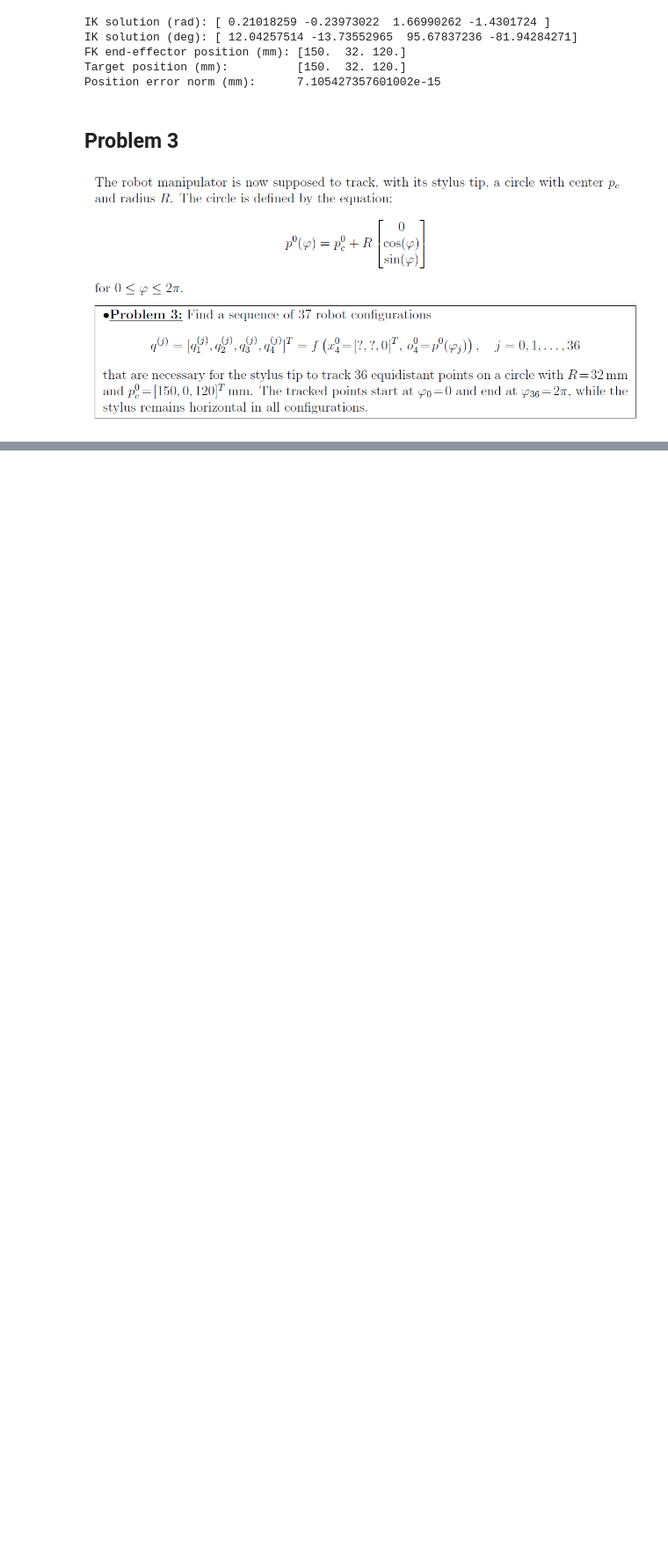
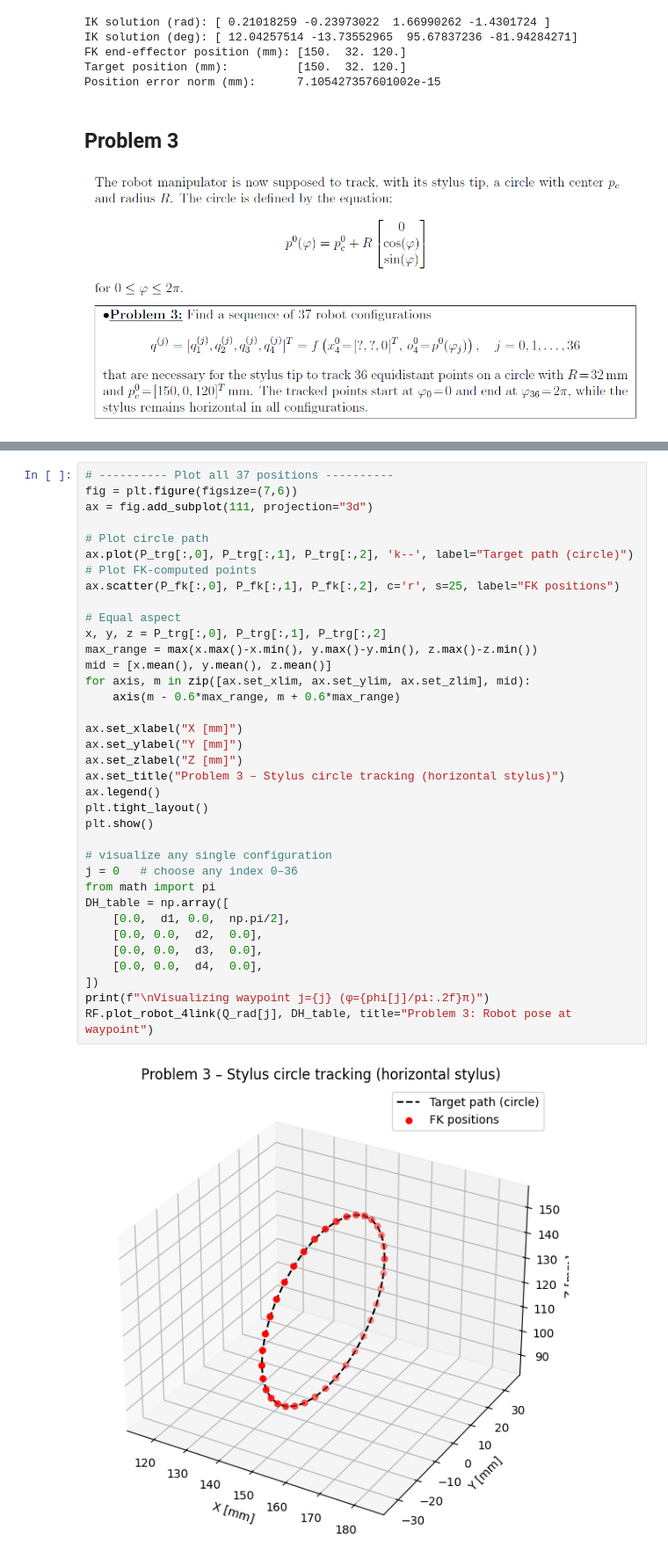
Before and after one commit to jzhou-k/34753_Robotics_Group19, a Jupyter notebook: ProblemSol.ipynb, the cells around one changed output, grey strips where cells are left out. Shown at 88% size. Saved outputs shown, nothing was run; the diff lists cells and outputs as text; blank space fills up the shorter version.

```diff
--- a/ProblemSol.ipynb
+++ b/ProblemSol.ipynb
@@ -291,0 +220,38 @@ plot_robot_4link(Q_rad[j], DH_table, title="Problem 3: Robot pose at waypoint")
+# %%
+# ---------- Plot all 37 positions ----------
+fig = plt.figure(figsize=(7,6))
+ax = fig.add_subplot(111, projection="3d")
+
+# Plot circle path
+ax.plot(P_trg[:,0], P_trg[:,1], P_trg[:,2], 'k--', label="Target path (circle)")
+# Plot FK-computed points
+ax.scatter(P_fk[:,0], P_fk[:,1], P_fk[:,2], c='r', s=25, label="FK positions")
+
+# Equal aspect
+x, y, z = P_trg[:,0], P_trg[:,1], P_trg[:,2]
+max_range = max(x.max()-x.min(), y.max()-y.min(), z.max()-z.min())
+mid = [x.mean(), y.mean(), z.mean()]
+for axis, m in zip([ax.set_xlim, ax.set_ylim, ax.set_zlim], mid):
+    axis(m - 0.6*max_range, m + 0.6*max_range)
+
+ax.set_xlabel("X [mm]")
+ax.set_ylabel("Y [mm]")
+ax.set_zlabel("Z [mm]")
+ax.set_title("Problem 3 – Stylus circle tracking (horizontal stylus)")
+ax.legend()
+plt.tight_layout()
+plt.show()
+
+# visualize any single configuration
+j = 0   # choose any index 0–36
+from math import pi
+DH_table = np.array([
+    [0.0,  d1, 0.0,  np.pi/2],
+    [0.0, 0.0,  d2,  0.0],
+    [0.0, 0.0,  d3,  0.0],
+    [0.0, 0.0,  d4,  0.0],
+])
+print(f"\nVisualizing waypoint j={j} (φ={phi[j]/pi:.2f}π)")
+RF.plot_robot_4link(Q_rad[j], DH_table, title="Problem 3: Robot pose at waypoint")
+# %% [output]
+[figure, added]
```
Also changed, not shown: parts of 5 cells of this notebook.
